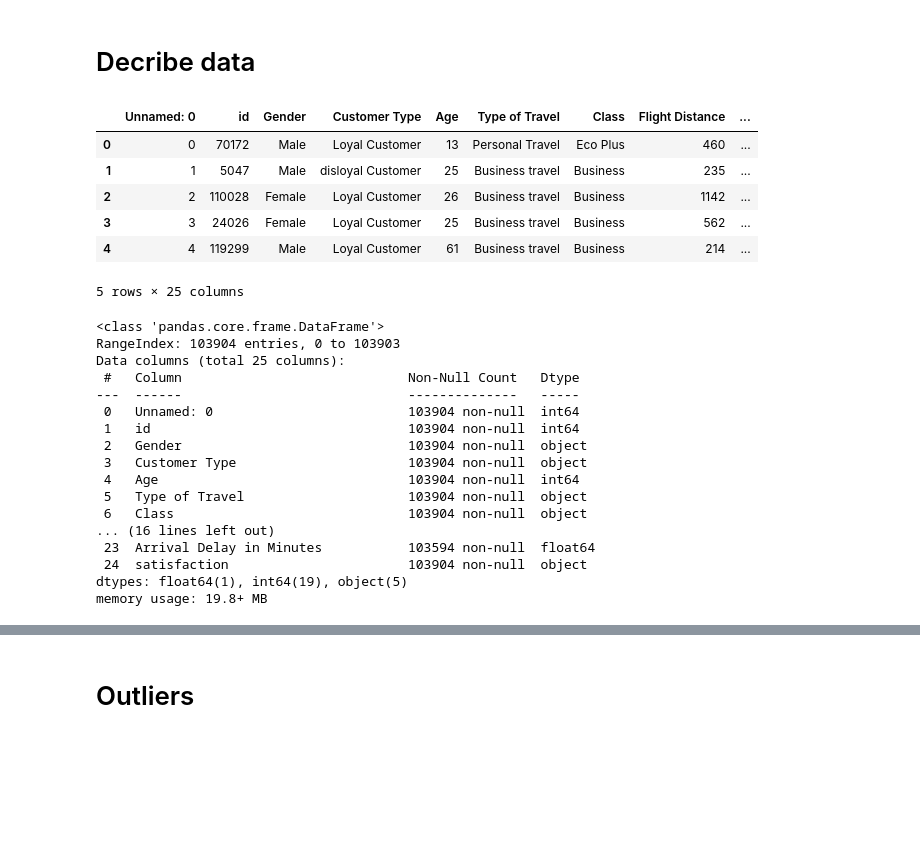
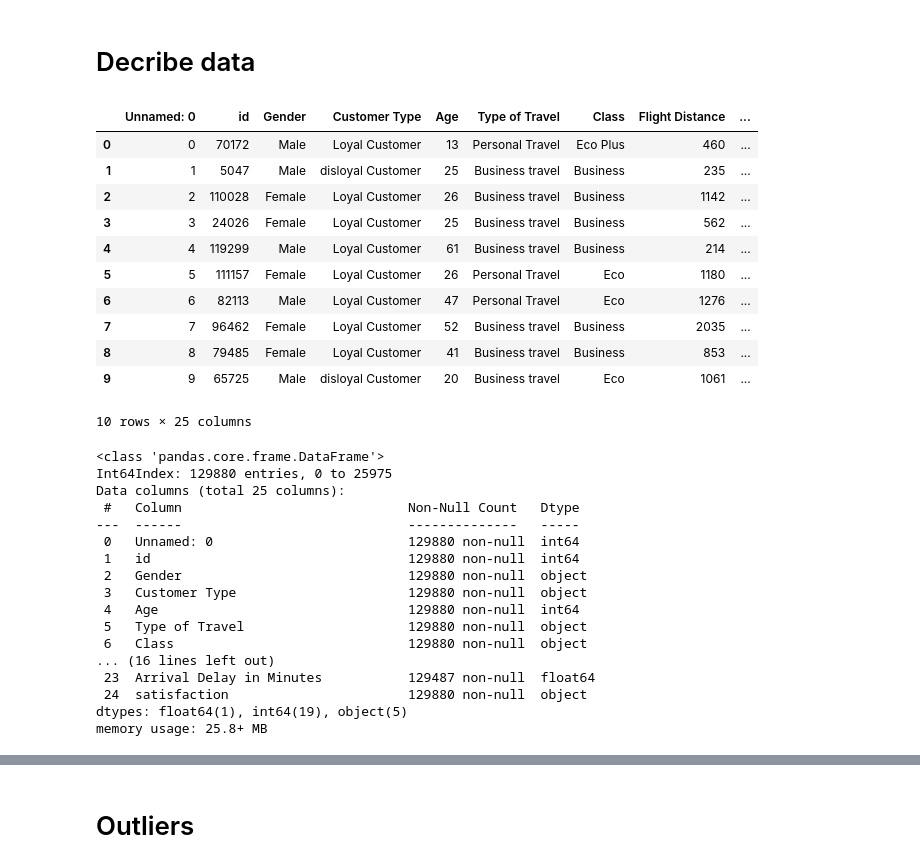
Before and after one commit to qnhhoa/DSS, a Jupyter notebook: Passenger_Satisfaction.ipynb, the cells around one changed output, grey strips where cells are left out. Drawn from its saved outputs; the diff is of its cells as text; code cells hidden in the pictures; blank space fills up the shorter version.

```diff
--- a/Passenger_Satisfaction.ipynb
+++ b/Passenger_Satisfaction.ipynb
@@ -19,6 +20,10 @@ import seaborn as sns
 DOWNLOAD_URL = 'https://raw.githubusercontent.com/qnhhoa/DecisionSupportSystem/main/train.csv'
 DATASET_DIR_PATH = '/content/drive/MyDrive/Colab Notebooks/DSS' # [directory path] để save dataset trên google drive
 DATASET_PATH = os.path.join(DATASET_DIR_PATH, 'passenger_satis_raw.csv')
+# %%
+# Test set
+TEST_URL = 'https://raw.githubusercontent.com/qnhhoa/DecisionSupportSystem/main/test.csv'
+TESTSET_PATH = os.path.join(DATASET_DIR_PATH, 'test.csv')
 # %% [markdown]
 Download and save dataset
 # %%
@@ -34,45 +40,55 @@ fetch_data(DOWNLOAD_URL, DATASET_PATH)
 # %%
 # load dataset
 df = pd.read_csv(DATASET_PATH)
+# %%
+# load testset
+test_set = pd.read_csv(TESTSET_PATH)
+# %%
+df1 = pd.concat([df, test_set])
 # %%
 # copy data ra một biến khác để đảm bảo an toàn cho dữ liệu
-df_cp = df.copy()
+df_cp = df1.copy()
 # %% [markdown]
 # **EDA - Exploratory Data Analysis**
 # %% [markdown]
 # Decribe data
 # %%
-# kiểm tra 5 dòng đầu
-df_cp.head(5)
+# kiểm tra 10 dòng đầu
+df_cp.head(10)
 # %% [output]
 |  | Unnamed: 0 | id | Gender | Customer Type | Age | Type of Travel | Class | Flight Distance | ... |
 | 0 | 0 | 70172 | Male | Loyal Customer | 13 | Personal Travel | Eco Plus | 460 | ... |
 | 1 | 1 | 5047 | Male | disloyal Customer | 25 | Business travel | Business | 235 | ... |
 | 2 | 2 | 110028 | Female | Loyal Customer | 26 | Business travel | Business | 1142 | ... |
 | 3 | 3 | 24026 | Female | Loyal Customer | 25 | Business travel | Business | 562 | ... |
 | 4 | 4 | 119299 | Male | Loyal Customer | 61 | Business travel | Business | 214 | ... |
+| 5 | 5 | 111157 | Female | Loyal Customer | 26 | Personal Travel | Eco | 1180 | ... |
+| 6 | 6 | 82113 | Male | Loyal Customer | 47 | Personal Travel | Eco | 1276 | ... |
+| 7 | 7 | 96462 | Female | Loyal Customer | 52 | Business travel | Business | 2035 | ... |
+| 8 | 8 | 79485 | Female | Loyal Customer | 41 | Business travel | Business | 853 | ... |
+| 9 | 9 | 65725 | Male | disloyal Customer | 20 | Business travel | Eco | 1061 | ... |
-5 rows × 25 columns
+10 rows × 25 columns
 # %%
 # check info
 df_cp.info()
 # %% [output]
 <class 'pandas.core.frame.DataFrame'>
-RangeIndex: 103904 entries, 0 to 103903
+Int64Index: 129880 entries, 0 to 25975
 Data columns (total 25 columns):
  #   Column                             Non-Null Count   Dtype
 ---  ------                             --------------   -----
- 0   Unnamed: 0                         103904 non-null  int64
- 1   id                                 103904 non-null  int64
- 2   Gender                             103904 non-null  object
- 3   Customer Type                      103904 non-null  object
- 4   Age                                103904 non-null  int64
- 5   Type of Travel                     103904 non-null  object
- 6   Class                              103904 non-null  object
+ 0   Unnamed: 0                         129880 non-null  int64
+ 1   id                                 129880 non-null  int64
+ 2   Gender                             129880 non-null  object
+ 3   Customer Type                      129880 non-null  object
+ 4   Age                                129880 non-null  int64
+ 5   Type of Travel                     129880 non-null  object
+ 6   Class                              129880 non-null  object
 ... (16 lines left out)
- 23  Arrival Delay in Minutes           103594 non-null  float64
- 24  satisfaction                       103904 non-null  object
+ 23  Arrival Delay in Minutes           129487 non-null  float64
+ 24  satisfaction                       129880 non-null  object
 dtypes: float64(1), int64(19), object(5)
-memory usage: 19.8+ MB
+memory usage: 25.8+ MB
 # %%
 df_cp.describe()
 # %% [output]
```
Also changed, not shown: parts of 83 cells of this notebook.
